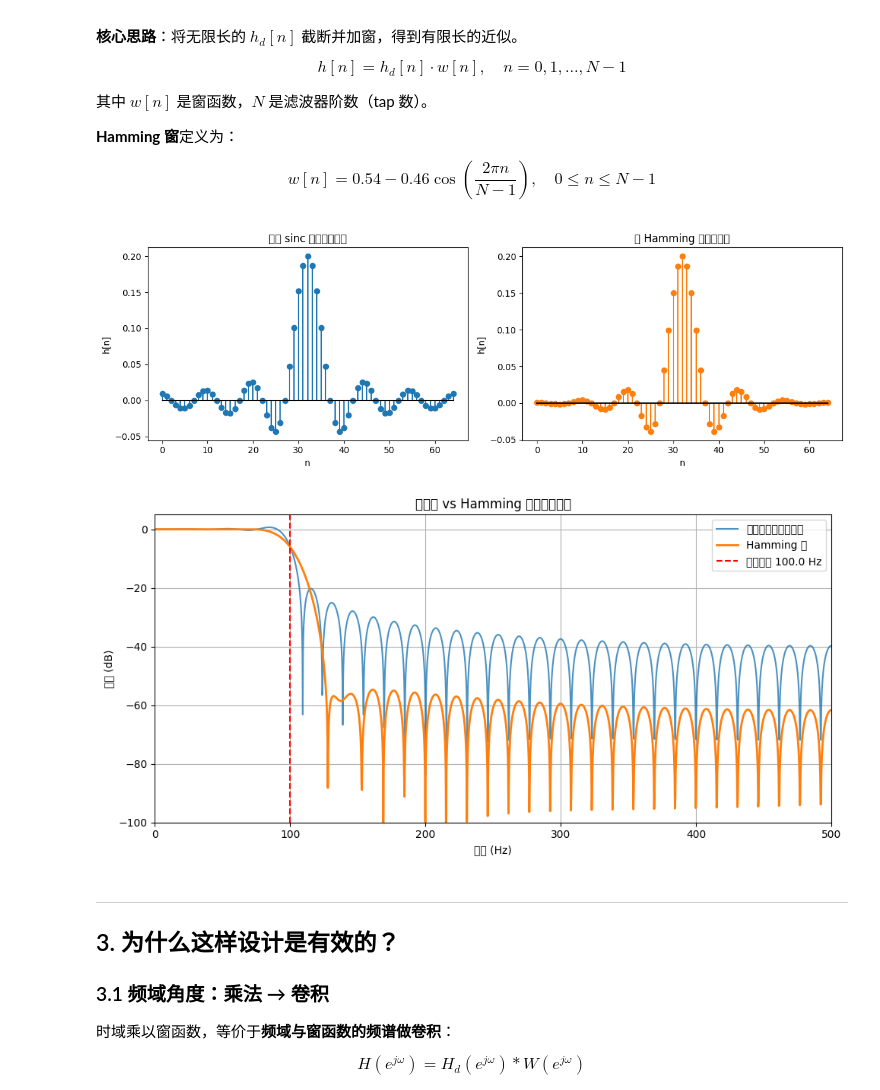
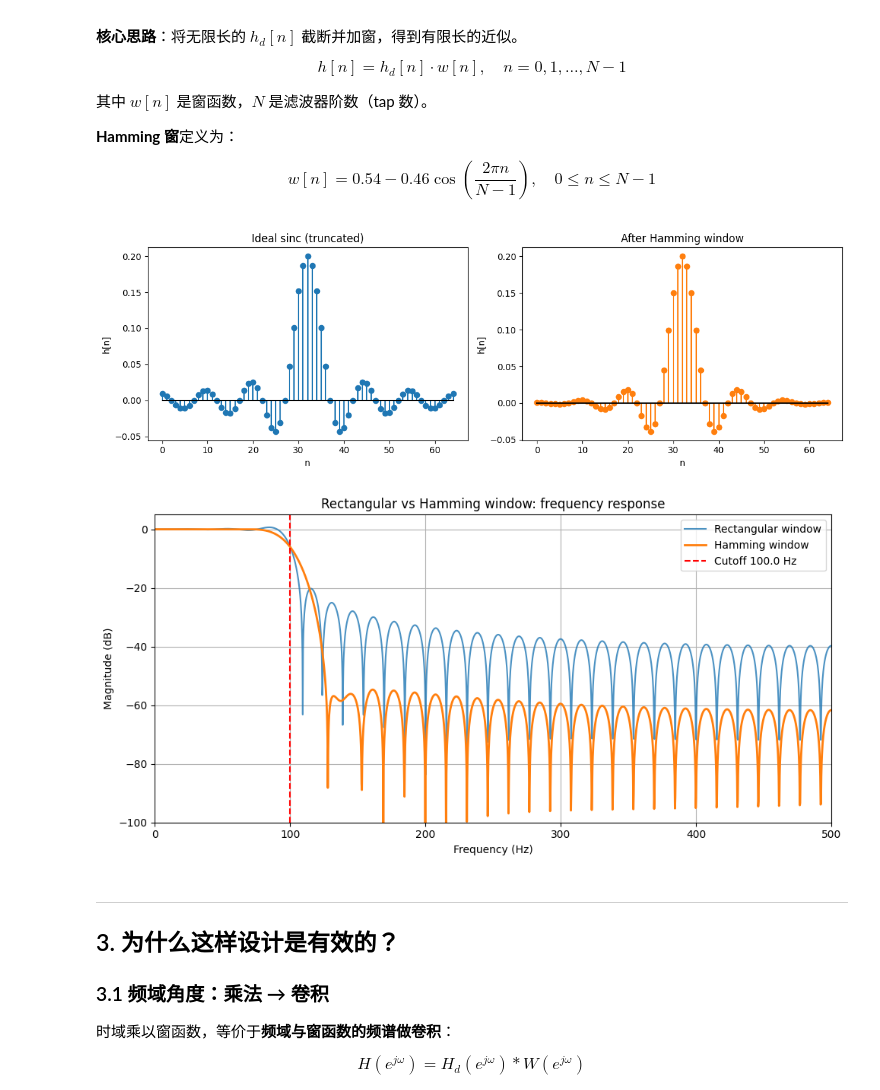
Before and after one commit to ArtisticZhao/notes, a Jupyter notebook: DSP/fir_window_design.ipynb, the cells around one changed output. Saved outputs shown, nothing was run; the diff lists cells and outputs as text; code cells hidden in the pictures.

```diff
--- a/DSP/fir_window_design.ipynb
+++ b/DSP/fir_window_design.ipynb
@@ -45,61 +45,61 @@ import numpy as np
 import matplotlib.pyplot as plt
 from scipy import signal
 
-# ── 设计参数 ──────────────────────────────────────────────
-fs      = 1000.0   # 采样率 Hz
-fc      = 100.0    # 截止频率 Hz
-N       = 65       # 滤波器长度（奇数，保证线性相位对称）
-wc      = 2 * np.pi * fc / fs   # 归一化截止角频率 (rad/sample)
+# --- Parameters ---
+fs = 1000.0   # sample rate (Hz)
+fc = 100.0    # cutoff frequency (Hz)
+N  = 65       # filter length (odd -> symmetric linear phase)
+wc = 2 * np.pi * fc / fs   # normalized cutoff (rad/sample)
 
-# ── 1. 计算理想 sinc 响应（中心对齐到 (N-1)/2）──────────
+# --- Ideal sinc coefficients (centered at (N-1)/2) ---
 M = (N - 1) // 2
 n = np.arange(N)
 h_ideal = np.where(n == M,
                    wc / np.pi,
                    np.sin(wc * (n - M)) / (np.pi * (n - M)))
 
-# ── 2. 乘以 Hamming 窗 ────────────────────────────────────
+# --- Multiply by Hamming window ---
 w_hamming = np.hamming(N)
 h_win = h_ideal * w_hamming
 
-# ── 绘图：sinc vs 加窗后的系数 ────────────────────────────
+# --- Plot: truncated sinc vs windowed coefficients ---
 fig, axes = plt.subplots(1, 2, figsize=(12, 4))
 
 axes[0].stem(n, h_ideal, linefmt='C0-', markerfmt='C0o', basefmt='k-')
-axes[0].set_title('理想 sinc 系数（截断）')
+axes[0].set_title('Ideal sinc (truncated)')
 axes[0].set_xlabel('n'); axes[0].set_ylabel('h[n]')
 
 axes[1].stem(n, h_win, linefmt='C1-', markerfmt='C1o', basefmt='k-')
-axes[1].set_title('加 Hamming 窗后的系数')
+axes[1].set_title('After Hamming window')
 axes[1].set_xlabel('n'); axes[1].set_ylabel('h[n]')
 
 plt.tight_layout()
 plt.show()
 # %% [output]
-[figure, old version]
+[figure, new version]
 # %%
-# ── 频率响应对比：矩形窗 vs Hamming 窗 ───────────────────
+# --- Frequency response: rectangular window vs Hamming window ---
 NFFT = 2048
-h_rect = h_ideal * np.ones(N)   # 矩形窗 = 直接截断
+h_rect = h_ideal * np.ones(N)   # rectangular = plain truncation
 
 freq, H_rect = signal.freqz(h_rect, worN=NFFT, fs=fs)
 freq, H_win  = signal.freqz(h_win,  worN=NFFT, fs=fs)
 
 fig, ax = plt.subplots(figsize=(10, 5))
-ax.plot(freq, 20*np.log10(np.abs(H_rect) + 1e-10), label='矩形窗（直接截断）', alpha=0.8)
-ax.plot(freq, 20*np.log10(np.abs(H_win)  + 1e-10), label='Hamming 窗', lw=2)
-ax.axvline(fc, color='r', linestyle='--', label=f'截止频率 {fc} Hz')
+ax.plot(freq, 20*np.log10(np.abs(H_rect) + 1e-10), label='Rectangular window', alpha=0.8)
+ax.plot(freq, 20*np.log10(np.abs(H_win)  + 1e-10), label='Hamming window', lw=2)
+ax.axvline(fc, color='r', linestyle='--', label=f'Cutoff {fc} Hz')
 ax.set_xlim(0, fs/2)
 ax.set_ylim(-100, 5)
-ax.set_xlabel('频率 (Hz)')
-ax.set_ylabel('幅度 (dB)')
-ax.set_title('矩形窗 vs Hamming 窗：频率响应')
+ax.set_xlabel('Frequency (Hz)')
+ax.set_ylabel('Magnitude (dB)')
+ax.set_title('Rectangular vs Hamming window: frequency response')
 ax.legend()
 ax.grid(True)
 plt.tight_layout()
 plt.show()
 # %% [output]
-[figure, old version]
+[figure, new version]
 # %% [markdown]
 ---
 ## 3. 为什么这样设计是有效的？
```
Also changed, not shown: parts of 3 cells of this notebook.
